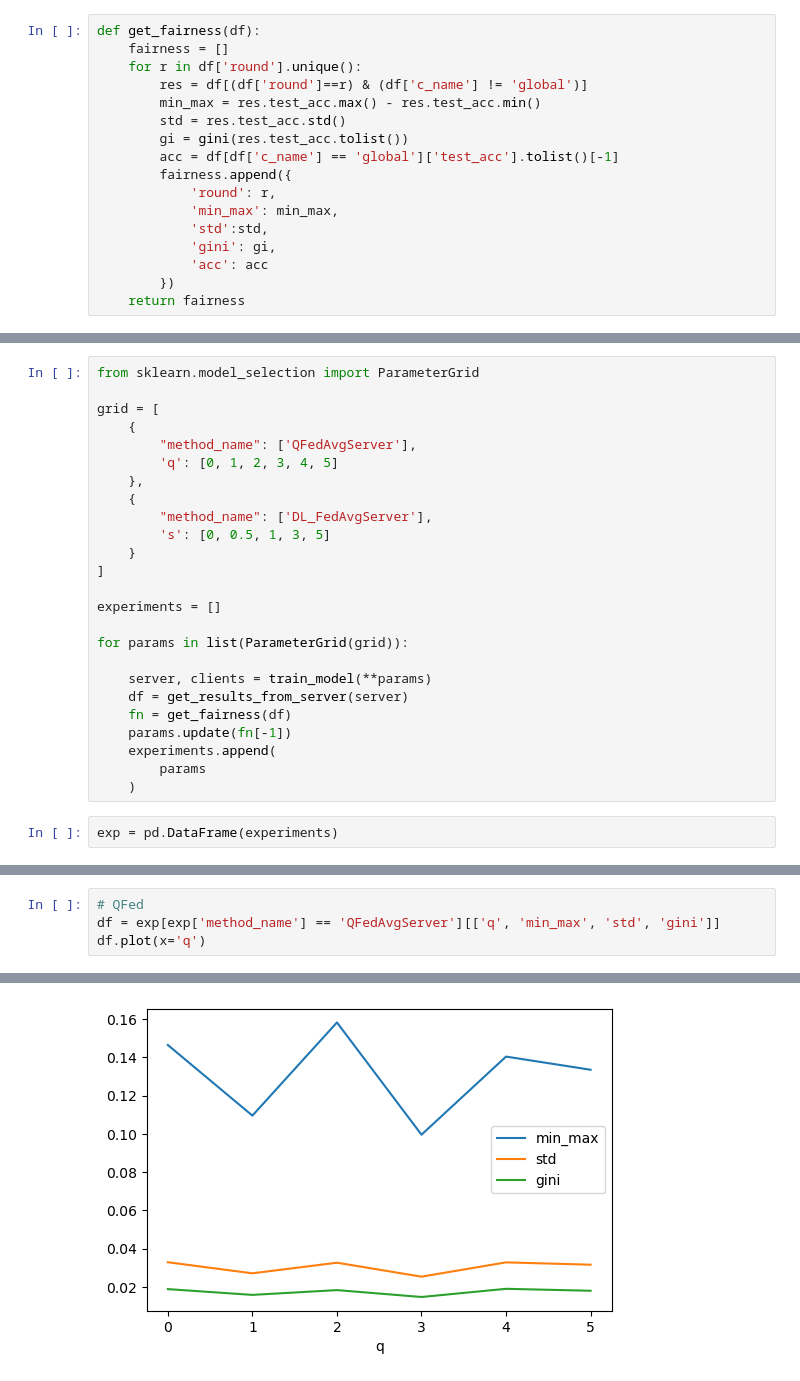
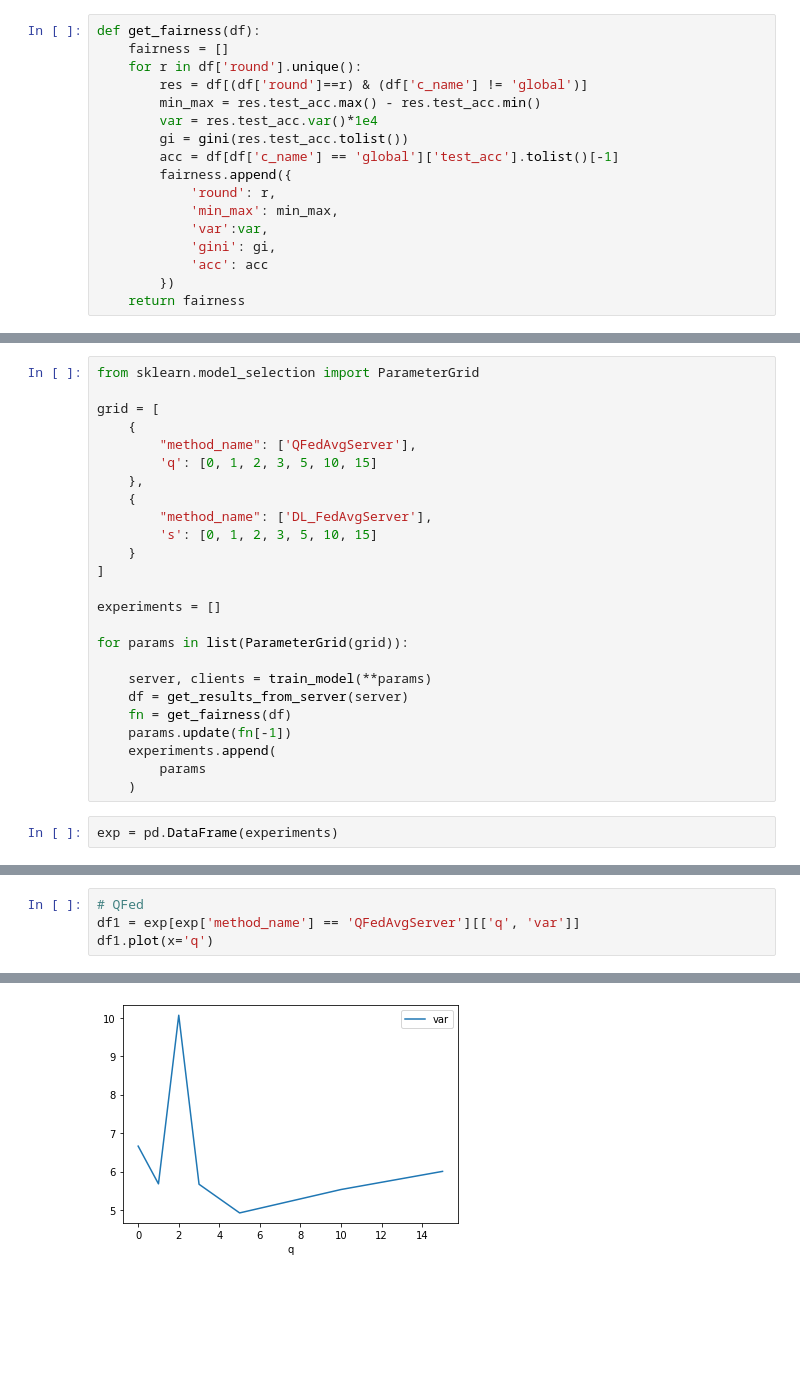
Before and after one commit to Ton-0702/federate-learning, a Jupyter notebook: notebooks/Explore_Vehicle.ipynb, the cells around one changed output, grey strips where cells are left out. Saved outputs shown, nothing was run; the diff lists cells and outputs as text; blank space fills up the shorter version.

```diff
--- a/notebooks/Explore_Vehicle.ipynb
+++ b/notebooks/Explore_Vehicle.ipynb
@@ -53,13 +68,13 @@ def get_fairness(df):
     for r in df['round'].unique():
         res = df[(df['round']==r) & (df['c_name'] != 'global')]
         min_max = res.test_acc.max() - res.test_acc.min()
-        std = res.test_acc.std()
+        var = res.test_acc.var()*1e4
         gi = gini(res.test_acc.tolist())
         acc = df[df['c_name'] == 'global']['test_acc'].tolist()[-1]
         fairness.append({
             'round': r,
             'min_max': min_max,
-            'std':std,
+            'var':var,
             'gini': gi,
             'acc': acc
         })
@@ -96,11 +111,11 @@ from sklearn.model_selection import ParameterGrid
 grid = [
     {
         "method_name": ['QFedAvgServer'],
-        'q': [0, 1, 2, 3, 4, 5]
+        'q': [0, 1, 2, 3, 5, 10, 15]
     },
     {
         "method_name": ['DL_FedAvgServer'],
-        's': [0, 0.5, 1, 3, 5]
+        's': [0, 1, 2, 3, 5, 10, 15]
     }
 ]
 
@@ -135,5 +153,5 @@ exp
 # %%
 # QFed
-df = exp[exp['method_name'] == 'QFedAvgServer'][['q', 'min_max', 'std', 'gini']]
-df.plot(x='q')
+df1 = exp[exp['method_name'] == 'QFedAvgServer'][['q', 'var']]
+df1.plot(x='q')
 # %% [output]
@@ -141,2 +159,2 @@ df.plot(x='q')
-[figure, old version]
+[figure, new version]
 # %%
```
Also changed, not shown: parts of 10 cells of this notebook, 4 other files.
